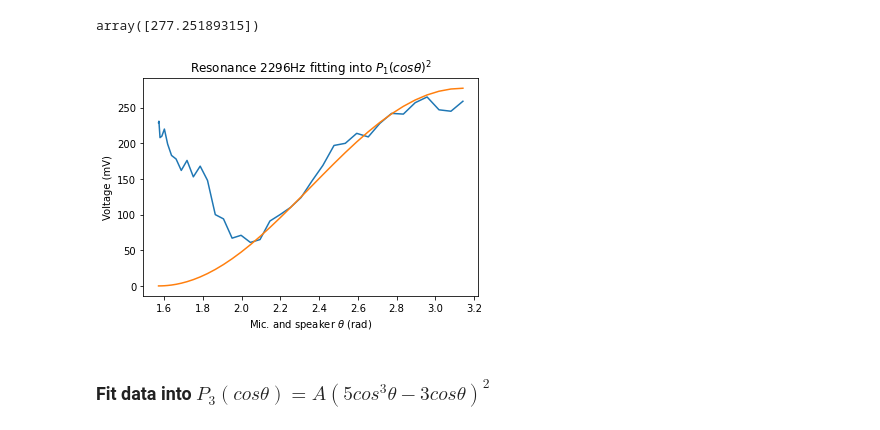
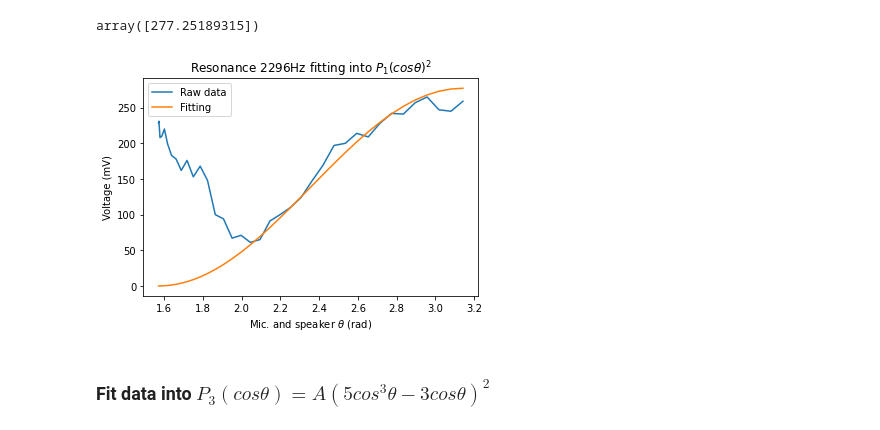
Before and after one commit to Doohae/Physics-Exp3, a Jupyter notebook: exp6.ipynb, the cells around one changed output. Drawn from its saved outputs; the diff is of its cells as text; code cells hidden in the pictures.

```diff
--- a/exp6.ipynb
+++ b/exp6.ipynb
@@ -60,3 +60,12 @@ plot_resonance(resonance_400, 400)
 [figure]
 # %% [markdown]
 # Exp 2
+# %%
+sphere = []
+with open(data[2], "r") as f:
+    while True:
+        try:
+            deg, mV = map(int, f.readline().split())
+            sphere.append((deg, mV))
+        except:
+            break
@@ -91,15 +114,16 @@ array([277.25189315])
 # %%
 def plot_legendre(degrees, voltages, poly, deg, freq, pars):
     plt.plot(degrees, voltages)
     plt.plot(degrees, poly(degrees, *pars))
     plt.xlabel("Mic. and speaker $\\theta$ (rad)")
     plt.ylabel("Voltage (mV)")
     plt.title(f"Resonance {freq}Hz fitting into $P_{deg}(cos \\theta)^2$")
+    plt.legend(["Raw data", "Fitting"])
     plt.show()
 
 plot_legendre(degrees, voltages, legendre_1, 1, 2296, pars)
 # %% [output]
-[figure, old version]
+[figure, new version]
 # %% [markdown]
 ### Fit data into $P_3(cos \theta) = A(5cos^3 \theta - 3cos \theta)^2$
 # %%
```
Also changed, not shown: parts of 3 cells of this notebook.
